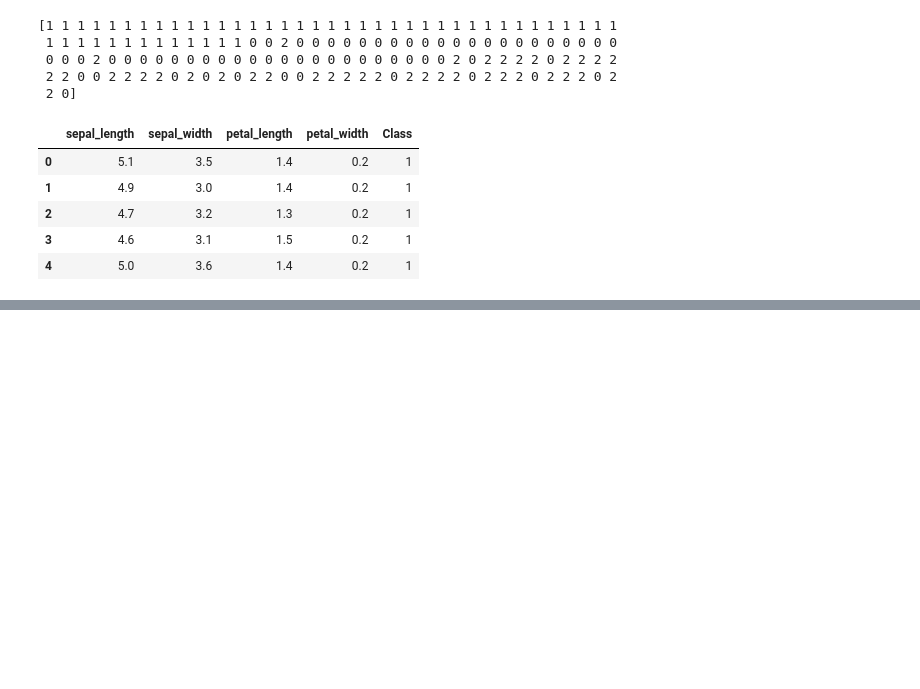
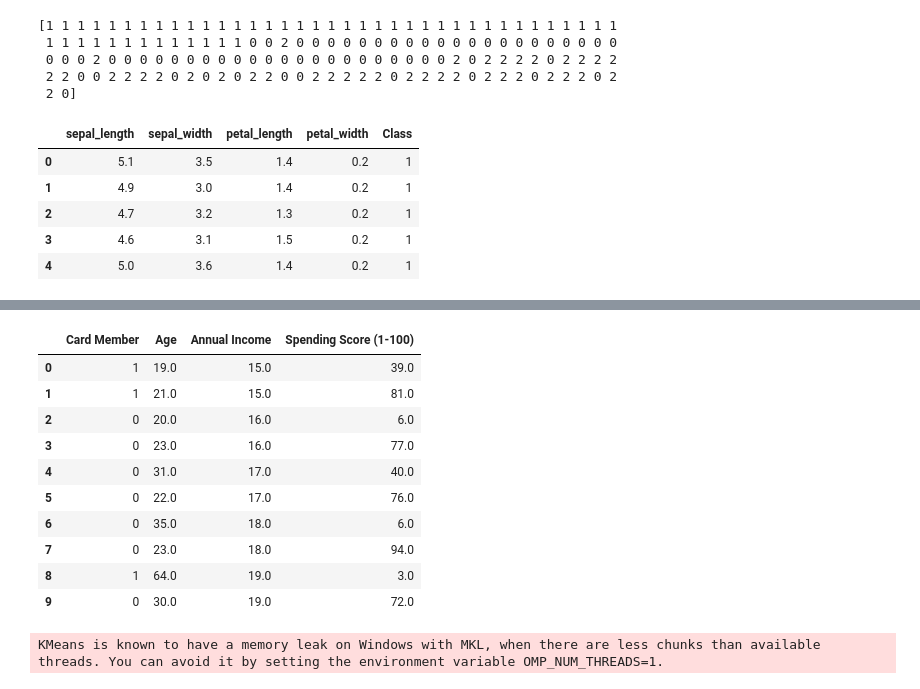
Before and after one commit to lawnshogan/Cryptocurrencies, a Jupyter notebook: Module18.ipynb, the cells around one changed output, grey strips where cells are left out. Saved outputs shown, nothing was run; the diff lists cells and outputs as text; code cells hidden in the pictures; blank space fills up the shorter version.

```diff
--- a/Module18.ipynb
+++ b/Module18.ipynb
@@ -208,0 +318,28 @@ fig.show()
+# %%
+# Load data
+file_path = "shopping_data_cleaned.csv"
+df_shopping = pd.read_csv(file_path)
+df_shopping.head(10)
+# %% [output]
+|  | Card Member | Age | Annual Income | Spending Score (1-100) |
+| 0 | 1 | 19.0 | 15.0 | 39.0 |
+| 1 | 1 | 21.0 | 15.0 | 81.0 |
+| 2 | 0 | 20.0 | 16.0 | 6.0 |
+| 3 | 0 | 23.0 | 16.0 | 77.0 |
+| 4 | 0 | 31.0 | 17.0 | 40.0 |
+| 5 | 0 | 22.0 | 17.0 | 76.0 |
+| 6 | 0 | 35.0 | 18.0 | 6.0 |
+| 7 | 0 | 23.0 | 18.0 | 94.0 |
+| 8 | 1 | 64.0 | 19.0 | 3.0 |
+| 9 | 0 | 30.0 | 19.0 | 72.0 |
+# %%
+inertia = []
+k = list(range(1, 11))
+
+# Calculate the inertia for the range of K values
+for i in k:
+    km = KMeans(n_clusters=i, random_state=0)
+    km.fit(df_shopping)
+    inertia.append(km.inertia_)
+# %% [output]
+KMeans is known to have a memory leak on Windows with MKL, when there are less chunks than available threads. You can avoid it by setting the environment variable OMP_NUM_THREADS=1.
```
Also changed, not shown: parts of 20 cells of this notebook.
